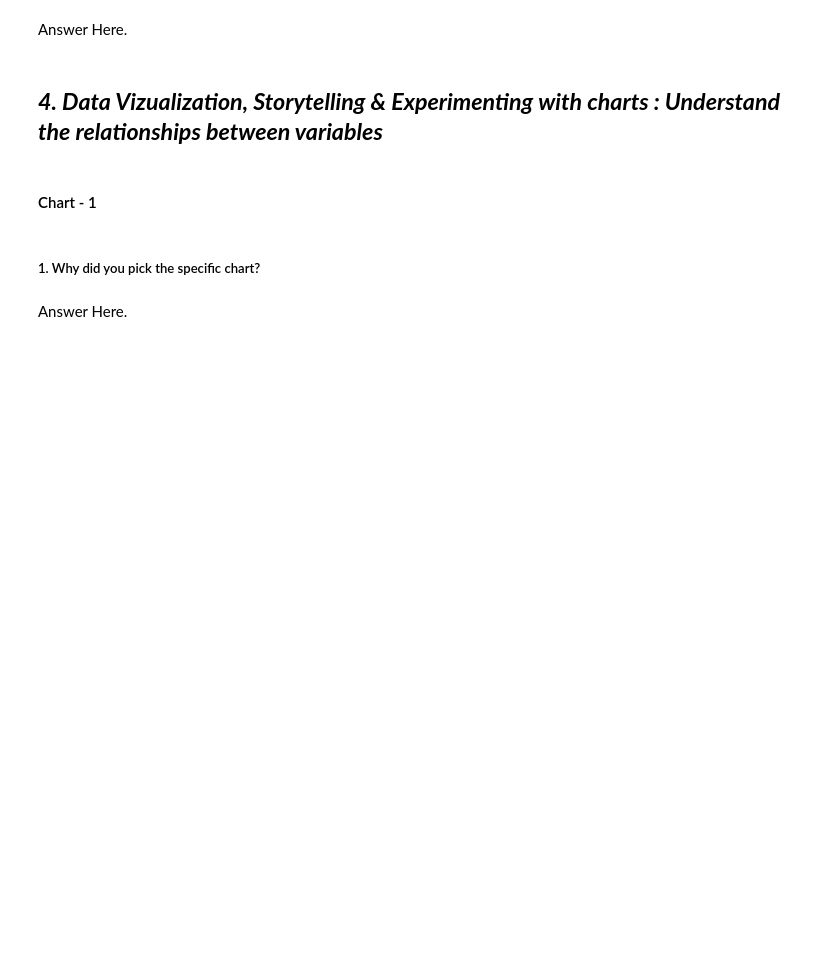
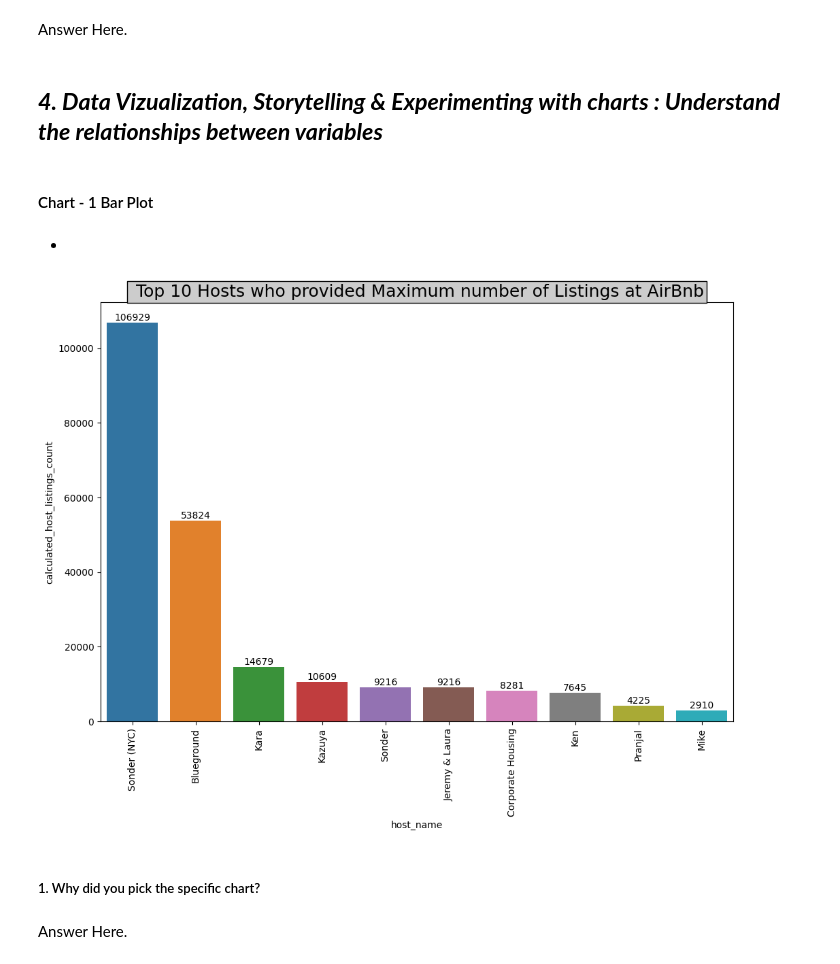
Before and after one commit to vivekMishra121/AirBnb_Booking_AnalysisEDA, a Jupyter notebook: AirBnb_BookingAnalysisEDA.ipynb, the cells around one changed output. Drawn from its saved outputs; the diff is of its cells as text; code cells hidden in the pictures; blank space fills up the shorter version.

```diff
--- a/AirBnb_BookingAnalysisEDA.ipynb
+++ b/AirBnb_BookingAnalysisEDA.ipynb
@@ -236,4 +489,4 @@ Answer Here.
 # %% [markdown]
 ## ***4. Data Vizualization, Storytelling & Experimenting with charts : Understand the relationships between variables***
 # %% [markdown]
-#### Chart - 1
+#### Chart - 1 Bar Plot
@@ -242,3 +493,19 @@ Answer Here.
+# %% [markdown]
+
+
+*
+# %%
+# Chart - 1 visualization code
+host = df.groupby('host_name')['calculated_host_listings_count'].sum().reset_index().sort_values(by = 'calculated_host_listings_count',ascending = False).head(10)
+plt.figure(figsize= (12,8))
+ax = sns.barplot(x = host.host_name,y= host.calculated_host_listings_count)
+plt.xticks(rotation  =90)
+plt.title(' Top 10 Hosts who provided Maximum number of Listings at AirBnb',fontsize= 18,bbox={'facecolor':'0.8', 'pad':3})
+for num in ax.containers:
+  ax.bar_label(num)
+plt.show()
+# %% [output]
+[figure, added]
 # %% [markdown]
 ##### 1. Why did you pick the specific chart?
 # %% [markdown]
```
Also changed, not shown: parts of 60 cells of this notebook.
